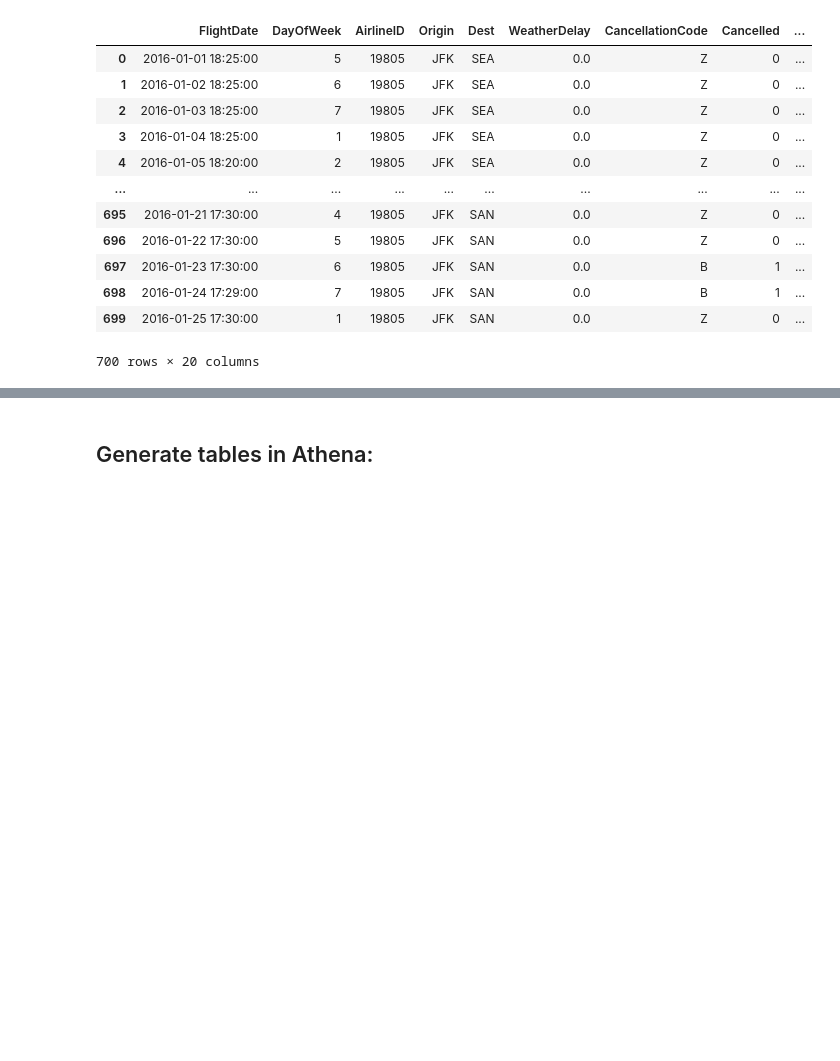
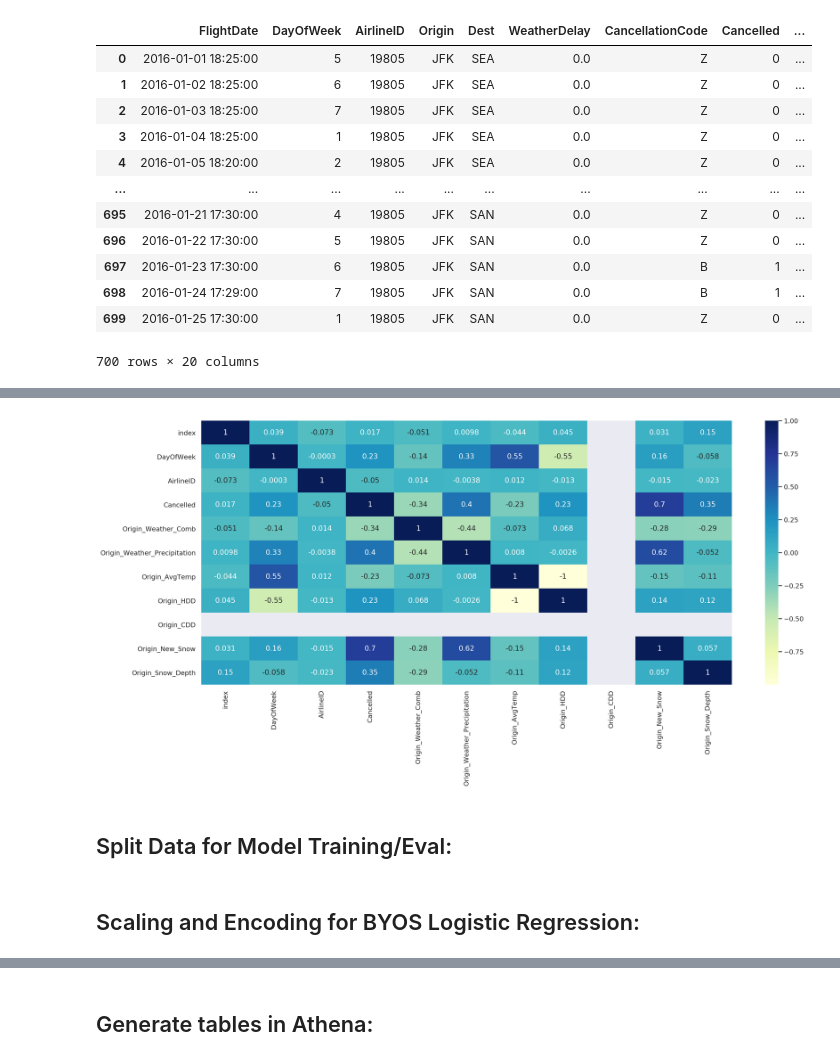
Before and after one commit to fausa/ADS508, a Jupyter notebook: Susy_EDA.ipynb, the cells around one changed output, grey strips where cells are left out. Saved outputs shown, nothing was run; the diff lists cells and outputs as text; code cells hidden in the pictures; blank space fills up the shorter version.

Commit message:
scale/encode,logistic regression
scale/encode features, feature selection, logistic regression

```diff
--- a/Susy_EDA.ipynb
+++ b/Susy_EDA.ipynb
@@ -546,0 +607,13 @@ JFK_Flights_FS.to_csv('s3://sagemaker-us-east-1-993410942383/content-project/air
+# %%
+# USING ENTIRE DATASET
+# plot the heatmap and annotation on it
+#Correlation matrix
+
+corr_matrix_JFK = JFK_Flights_FS_autopilot_df.corr()
+sns.set(rc = {'figure.figsize':(20,8)})
+sns.heatmap(corr_matrix_JFK, cmap="YlGnBu", annot=True)
+plt.show()
+# %% [output]
+[figure, added]
+# %% [markdown]
+## Split Data for Model Training/Eval:
@@ -546,0 +652,2 @@ JFK_Flights_FS.to_csv('s3://sagemaker-us-east-1-993410942383/content-project/air
+# %% [markdown]
+## Scaling and Encoding for BYOS Logistic Regression:
```
Also changed, not shown: parts of 23 cells of this notebook.
